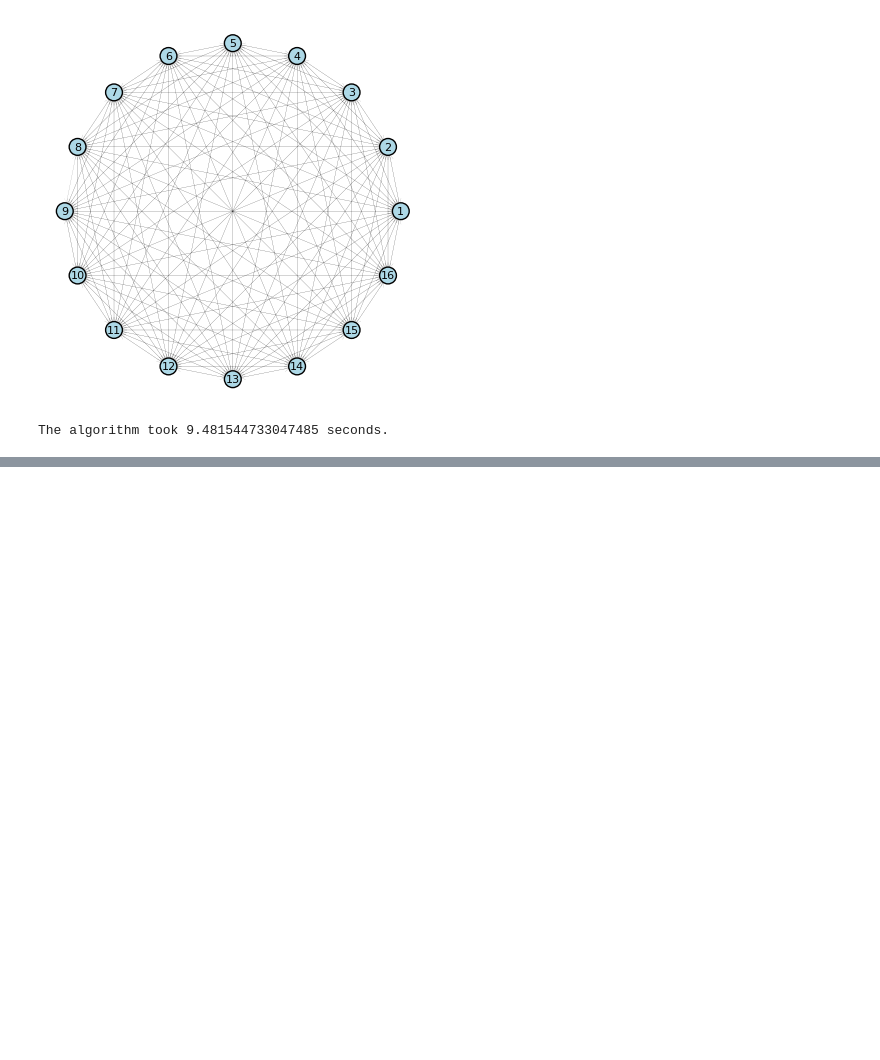
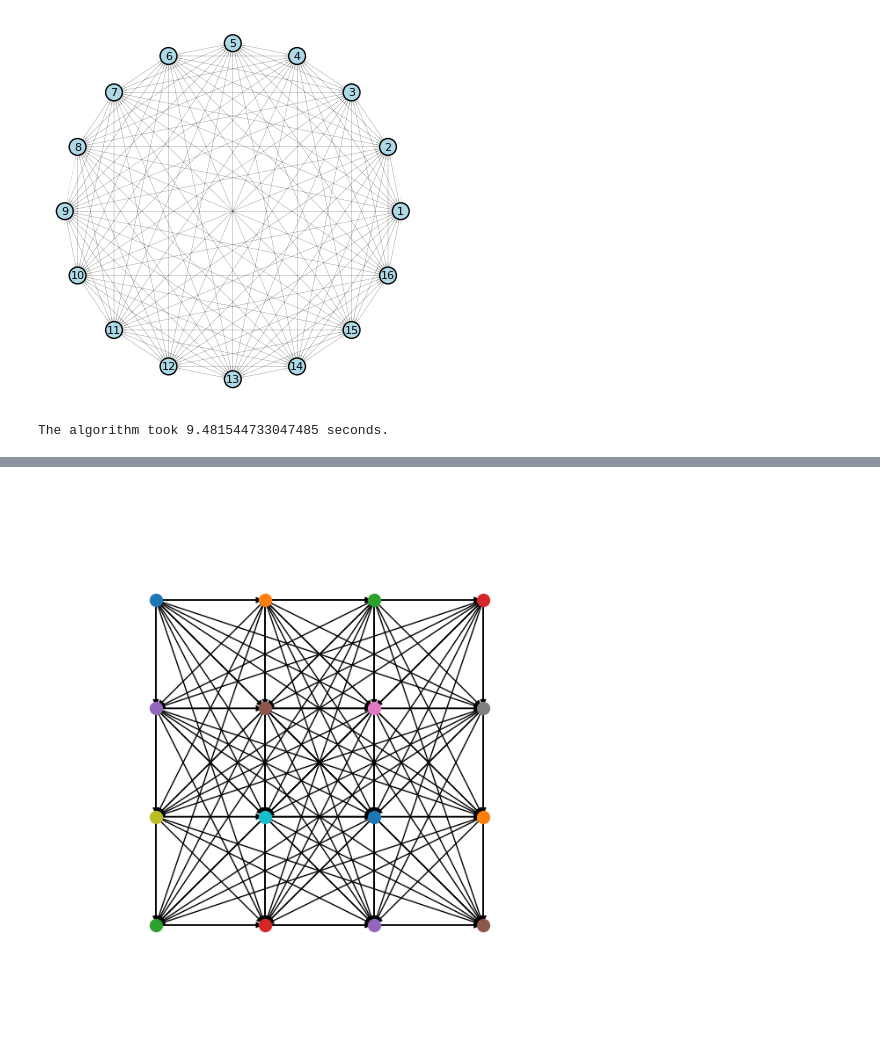
Before and after one commit to mauro-vb/graph-visualization-project, a Jupyter notebook: step1.ipynb, the cells around one changed output, grey strips where cells are left out. Drawn from its saved outputs; the diff is of its cells as text; code cells hidden in the pictures; blank space fills up the shorter version.

```diff
--- a/step1.ipynb
+++ b/step1.ipynb
@@ -140,0 +189,46 @@ The algorithm took 9.481544733047485 seconds.
+# %%
+import matplotlib.pyplot as plt
+import numpy as np
+import math
+from matplotlib.patches import FancyArrowPatch
+
+# Number of nodes
+N = 16
+
+# Calculate grid size (you might need to adjust this for non-square grids)
+grid_size = math.ceil(math.sqrt(N))
+
+# Generate grid positions
+positions = {}
+for i in range(N):
+    row = i // grid_size
+    col = i % grid_size
+    positions[i+1] = (col, grid_size - row - 1)  # +1 if nodes are 1-indexed
+
+# Plotting the grid layout
+fig, ax = plt.subplots(figsize=(8, 8))
+
+# Draw the nodes and labels
+for node, (x, y) in positions.items():
+    ax.plot(x, y, 'o', markersize=10)
+#     ax.text(x, y + 0.1, str(node), ha='center')  # Adjust text alignment and position as needed
+
+# Connect nodes with directed edges (arrows)
+for i in range(1, N+1):
+    for j in range(i+1, N+1):  # Avoid duplicate edges and self-loops
+        x1, y1 = positions[i]
+        x2, y2 = positions[j]
+
+        # Create an arrow patch and add to the plot
+        arrow = FancyArrowPatch((x1, y1), (x2, y2), arrowstyle='-|>', mutation_scale=10,
+                                lw=1, color='k', connectionstyle='arc3,rad=0')
+        ax.add_patch(arrow)
+
+# Set axis limits and hide axes
+ax.set_xlim(-1, grid_size)
+ax.set_ylim(-1, grid_size)
+plt.axis('off')
+
+plt.show()
+# %% [output]
+[figure, added]
```
Also changed, not shown: parts of 5 cells of this notebook, 3 other files.
